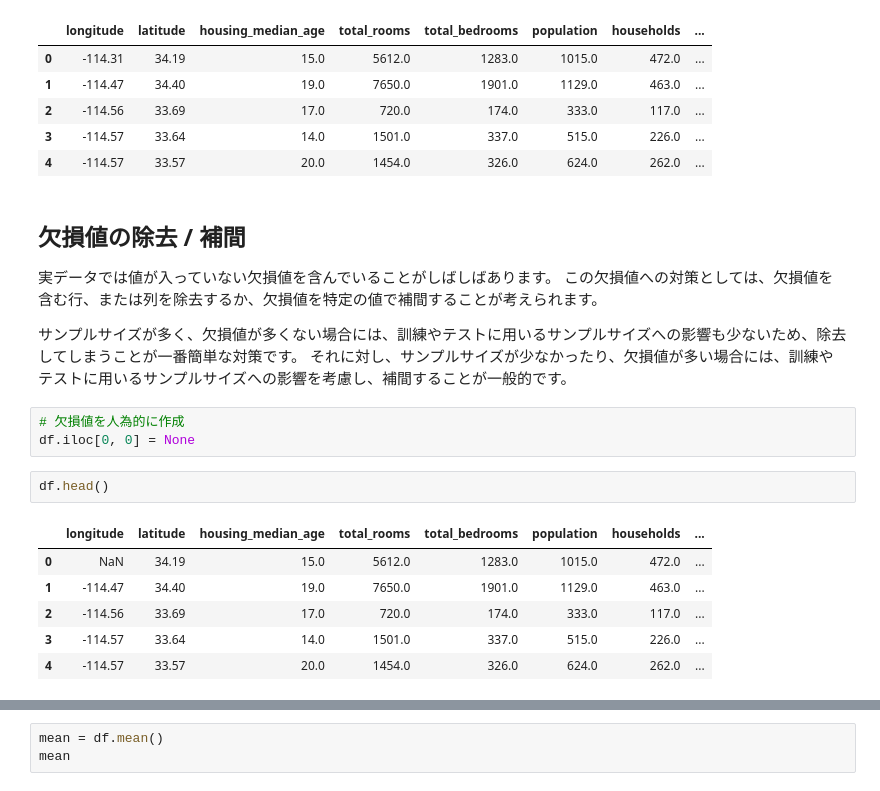
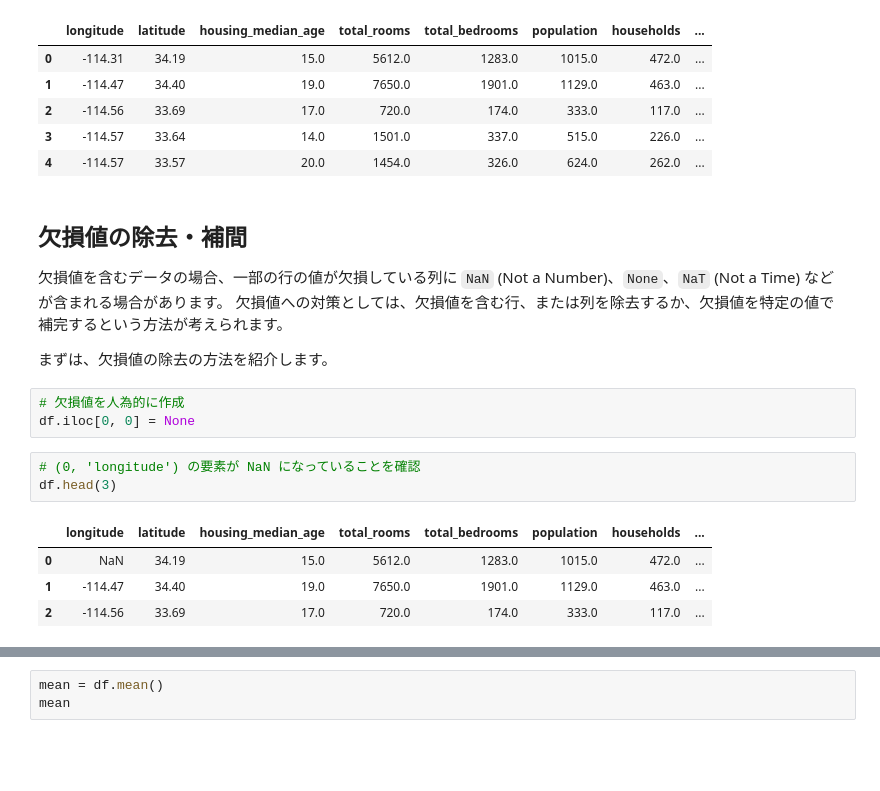
Before and after one commit to chainer/tutorials, a Jupyter notebook: ja/11_Introduction_to_Pandas_ja.ipynb, the cells around one changed output, grey strips where cells are left out. Saved outputs shown, nothing was run; the diff lists cells and outputs as text; blank space fills up the shorter version.

```diff
--- a/ja/11_Introduction_to_Pandas_ja.ipynb
+++ b/ja/11_Introduction_to_Pandas_ja.ipynb
@@ -462,25 +462,23 @@ df.head()
 | 2 | -114.56 | 33.69 | 17.0 | 720.0 | 174.0 | 333.0 | 117.0 | ... |
 | 3 | -114.57 | 33.64 | 14.0 | 1501.0 | 337.0 | 515.0 | 226.0 | ... |
 | 4 | -114.57 | 33.57 | 20.0 | 1454.0 | 326.0 | 624.0 | 262.0 | ... |
-# %% [markdown]
-## 欠損値の除去 / 補間
-
-実データでは値が入っていない欠損値を含んでいることがしばしばあります。
-この欠損値への対策としては、欠損値を含む行、または列を除去するか、欠損値を特定の値で補間することが考えられます。
-
-サンプルサイズが多く、欠損値が多くない場合には、訓練やテストに用いるサンプルサイズへの影響も少ないため、除去してしまうことが一番簡単な対策です。
-それに対し、サンプルサイズが少なかったり、欠損値が多い場合には、訓練やテストに用いるサンプルサイズへの影響を考慮し、補間することが一般的です。
+# %% [markdown]
+## 欠損値の除去・補間
+
+欠損値を含むデータの場合、一部の行の値が欠損している列に `NaN` (Not a Number)、`None`、`NaT` (Not a Time) などが含まれる場合があります。
+欠損値への対策としては、欠損値を含む行、または列を除去するか、欠損値を特定の値で補完するという方法が考えられます。
+
+まずは、欠損値の除去の方法を紹介します。
 # %%
 # 欠損値を人為的に作成
 df.iloc[0, 0] = None
-# %%
-df.head()
-# %% [output]
-|  | longitude | latitude | housing_median_age | total_rooms | total_bedrooms | population | households | ... |
-| 0 | NaN | 34.19 | 15.0 | 5612.0 | 1283.0 | 1015.0 | 472.0 | ... |
-| 1 | -114.47 | 34.40 | 19.0 | 7650.0 | 1901.0 | 1129.0 | 463.0 | ... |
-| 2 | -114.56 | 33.69 | 17.0 | 720.0 | 174.0 | 333.0 | 117.0 | ... |
-| 3 | -114.57 | 33.64 | 14.0 | 1501.0 | 337.0 | 515.0 | 226.0 | ... |
-| 4 | -114.57 | 33.57 | 20.0 | 1454.0 | 326.0 | 624.0 | 262.0 | ... |
+# %%
+# (0, 'longitude') の要素が NaN になっていることを確認
+df.head(3)
+# %% [output]
+|  | longitude | latitude | housing_median_age | total_rooms | total_bedrooms | population | households | ... |
+| 0 | NaN | 34.19 | 15.0 | 5612.0 | 1283.0 | 1015.0 | 472.0 | ... |
+| 1 | -114.47 | 34.40 | 19.0 | 7650.0 | 1901.0 | 1129.0 | 463.0 | ... |
+| 2 | -114.56 | 33.69 | 17.0 | 720.0 | 174.0 | 333.0 | 117.0 | ... |
 # %%
 # 欠損値のあるレコードを削除
```
Also changed, not shown: parts of 22 cells of this notebook, 1 other file.
